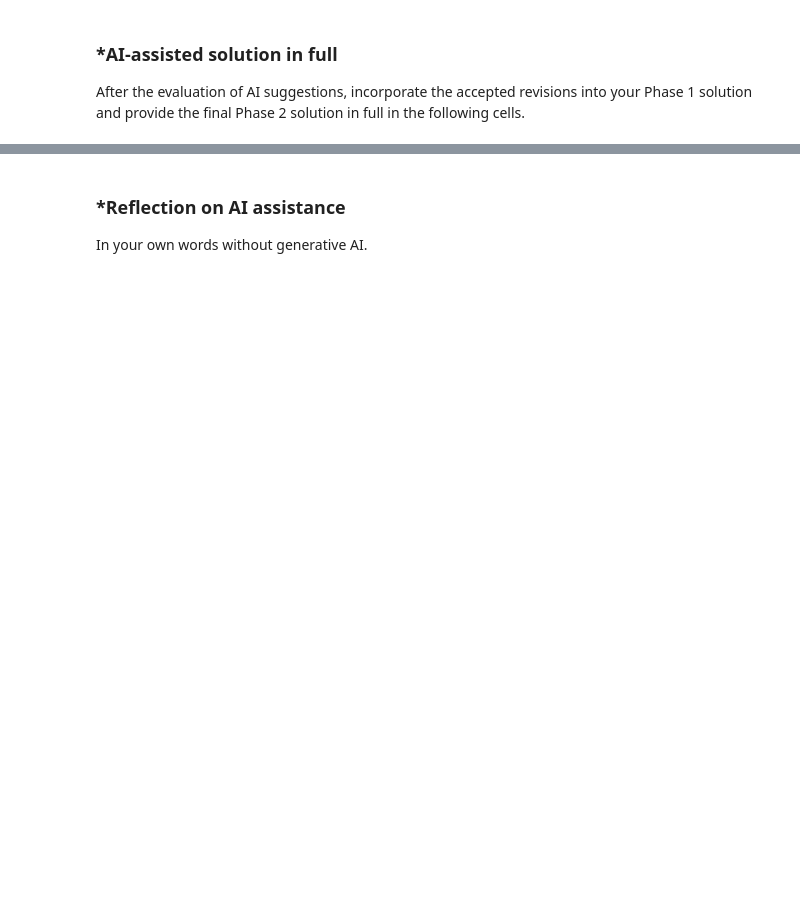
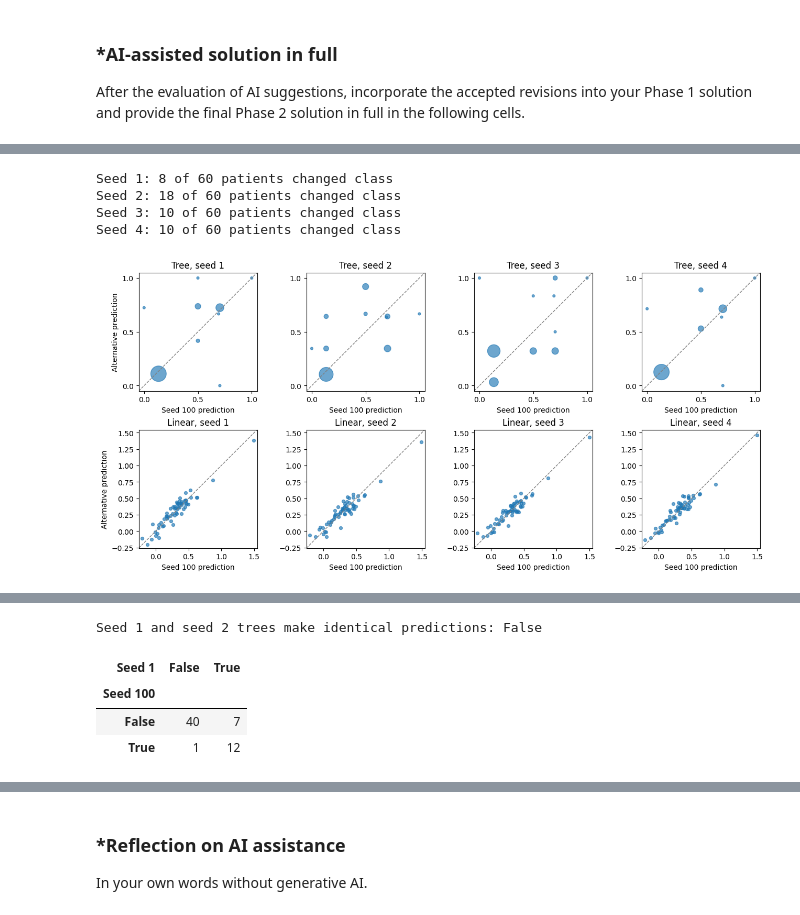
Before and after one commit to derekhatherley/L03-tree-stability, a Jupyter notebook: notebook.ipynb, the cells around one changed output, grey strips where cells are left out. Cells and saved outputs as stored; diff of their text form; code cells hidden in the pictures; blank space fills up the shorter version.

```diff
--- a/notebook.ipynb
+++ b/notebook.ipynb
@@ -384,0 +411,20 @@ After the evaluation of AI suggestions, incorporate the accepted revisions into
+# %%
+#q1- data exploration and cleaning
+import pandas as pd
+import numpy as np
+import seaborn as sns
+import matplotlib.pyplot as plt
+
+df = pd.read_csv("heart_failure_clinical_records_dataset.csv")
+display(df.head())
+print(df.shape)
+print(df.isna().sum())
+display(df.describe())
+print(df.duplicated().sum())
+#299 by 13, No missing values, no duplicated values
+
+#need to remove time column, since we are interested in if the patient
+#died during the follow-up period and follow up ends when a patient dies (leakage)
+display(df.groupby('DEATH_EVENT')['time'].median())
+df = df.drop(columns = ['time'])
+display(df.groupby('DEATH_EVENT').median())
@@ -384,0 +709,55 @@ After the evaluation of AI suggestions, incorporate the accepted revisions into
+# %%
+#Q4:
+
+fig, axes = plt.subplots(2, 4, figsize=(13, 6), constrained_layout=True)
+results = []
+
+for col, s in enumerate(seeds):
+    comparisons = [
+        ("Tree", tree_pred, tree_q2_preds[s]),
+        ("Linear", linear_pred, linear_q2_preds[s])
+    ]
+
+    for row, (name, baseline, alternative) in enumerate(comparisons):
+        ax = axes[row, col]
+
+        if name == "Tree":
+            pairs, counts = np.unique(
+                np.column_stack([baseline, alternative]),
+                axis=0, return_counts=True
+            )
+            ax.scatter(pairs[:, 0], pairs[:, 1], s=12 * counts, alpha=0.65)
+            ax.set_xticks([0, 0.5, 1])
+            ax.set_yticks([0, 0.5, 1])
+            limits = (-0.05, 1.05)
+        else:
+            ax.scatter(baseline, alternative, s=18, alpha=0.65)
+            limits = (min(baseline.min(), alternative.min()) - 0.05,
+                      max(baseline.max(), alternative.max()) + 0.05)
+
+        ax.plot(limits, limits, "--", color="gray", linewidth=1)
+        ax.set(xlim=limits, ylim=limits, aspect="equal",
+               title=f"{name}, seed {s}", xlabel="Seed 100 prediction")
+        if col == 0:
+            ax.set_ylabel("Alternative prediction")
+
+        fit = LinearRegression().fit(baseline.reshape(-1, 1), alternative)
+        results.append([name, s, np.corrcoef(baseline, alternative)[0, 1],
+                        fit.intercept_, fit.coef_[0],
+                        fit.score(baseline.reshape(-1, 1), alternative)])
+    print(f'Seed {s}: {np.sum((tree_pred > 0.5) != (tree_q2_preds[s] > 0.5))} of 60 patients changed class')
+plt.show()
+display(pd.DataFrame(results, columns=[
+    "Model", "Seed", "Correlation", "Intercept", "Slope", "R²"
+]).sort_values(["Model", "Seed"]).round(3))
+
+#check that the seed 1 and seed 2 trees are actually different
+print("Seed 1 and seed 2 trees make identical predictions:", np.array_equal(tree_q2_preds[1], tree_q2_preds[2]))
+display(pd.crosstab(tree_pred > 0.5, tree_q2_preds[1] > 0.5, rownames=['Seed 100'], colnames=['Seed 1']))
+display(pd.crosstab(tree_pred > 0.5, tree_q2_preds[2] > 0.5, rownames=['Seed 100'], colnames=['Seed 2']))
+# %% [output]
+Seed 1: 8 of 60 patients changed class
+Seed 2: 18 of 60 patients changed class
+Seed 3: 10 of 60 patients changed class
+Seed 4: 10 of 60 patients changed class
+[figure, added]
@@ -384,0 +773,5 @@ After the evaluation of AI suggestions, incorporate the accepted revisions into
+Seed 1 and seed 2 trees make identical predictions: False
+| Seed 1 | False | True |
+| Seed 100 |  |  |
+| False | 40 | 7 |
+| True | 1 | 12 |
```
Also changed, not shown: parts of 18 cells of this notebook.
